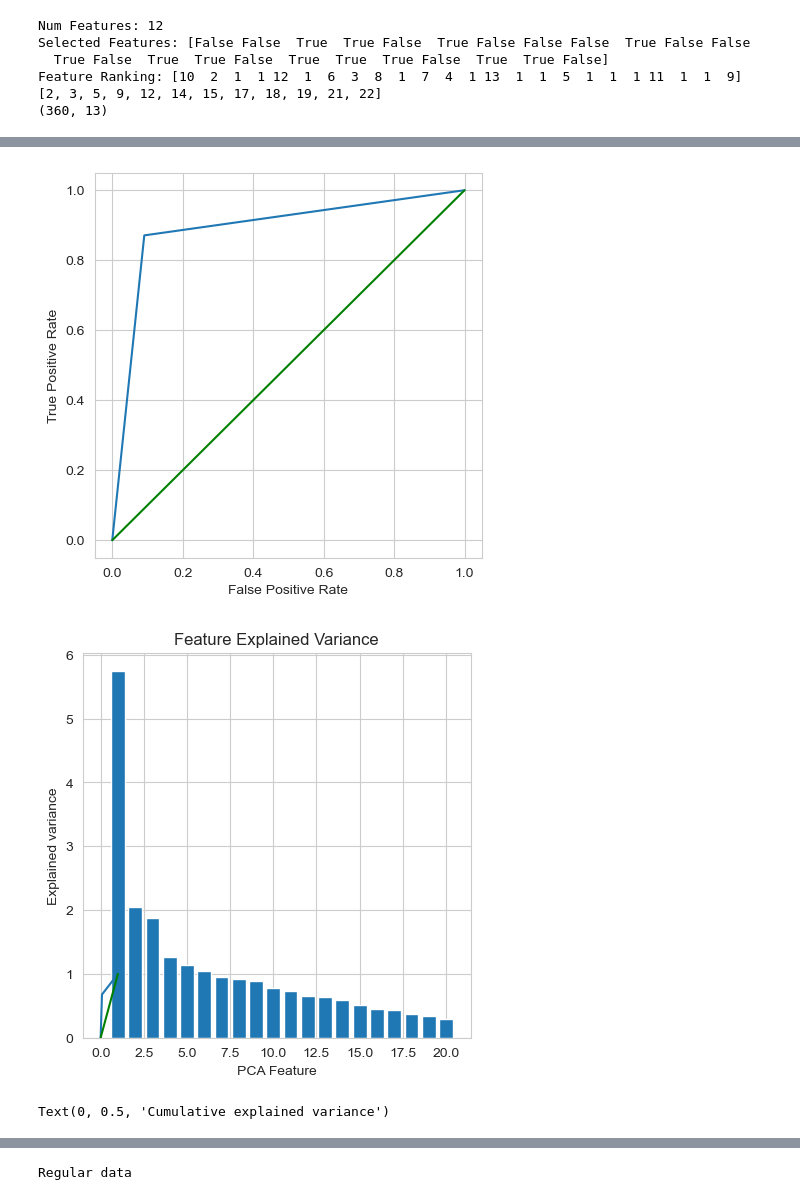
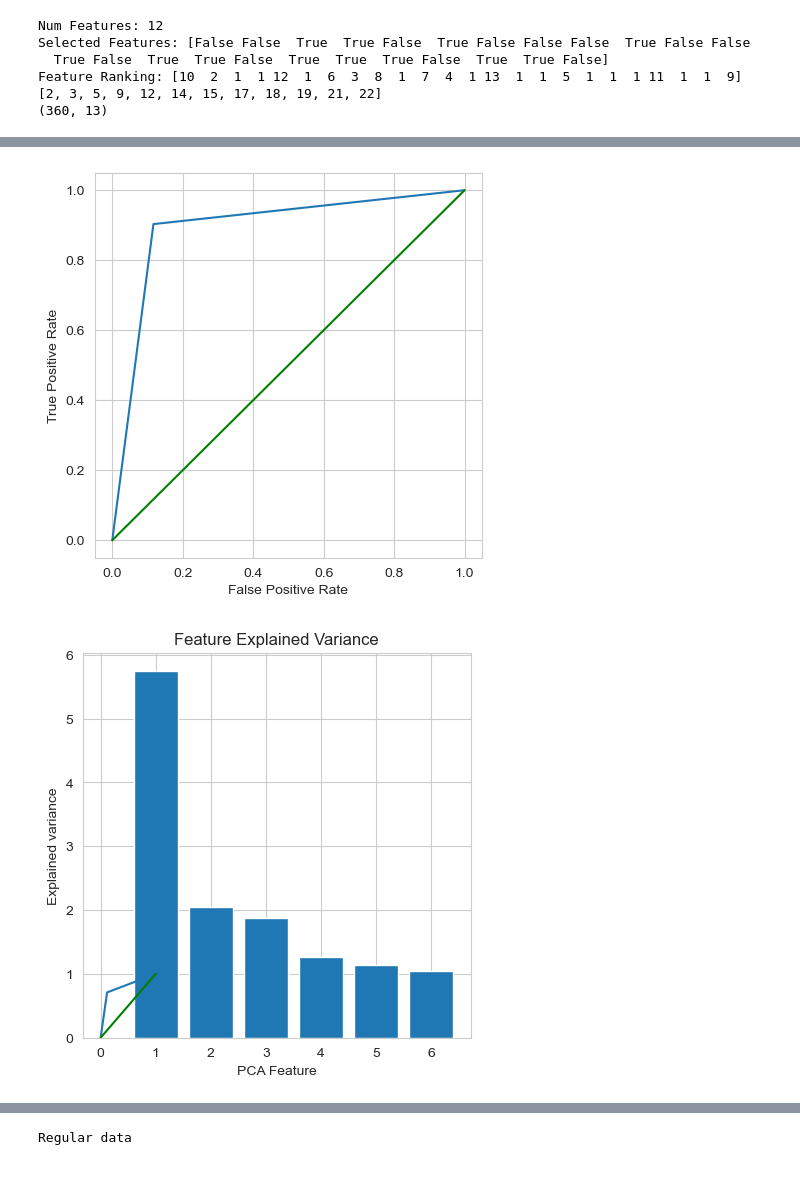
Before and after one commit to dimitrije-stamenkovic/ML1, a Jupyter notebook: Kidney Disease Classification.ipynb, the cells around one changed output, grey strips where cells are left out. Cells and saved outputs as stored; diff of their text form; code cells hidden in the pictures.

Commit message:
Cleanup

```diff
--- a/Kidney Disease Classification.ipynb
+++ b/Kidney Disease Classification.ipynb
@@ -862,8 +866,6 @@ Feature Ranking: [10  2  1  1 12  1  6  3  8  1  7  4  1 13  1  1  5  1  1  1 11
 [2, 3, 5, 9, 12, 14, 15, 17, 18, 19, 21, 22]
 (360, 13)
 # %%
-# TODO PCA
-# import PCA module
 
 Data = clean_data_eliptic.loc[:, clean_data_eliptic.columns != 'class']
 target = pd.DataFrame()
@@ -871,32 +873,42 @@ target['class'] = clean_data_eliptic['class']
 # scaling data
 X_scaled = StandardScaler().fit_transform(Data)
 # fit PCA to data
-pca = PCA(n_components=20)
+pca = PCA(n_components=6)
 pca.fit(X_scaled)
 
-# pca.transform(X_scaled)
+
 X_pca = pca.transform(X_scaled)
+# principalDf = pd.DataFrame(data = X_pca
+#                            , columns = ['PC 1',
+#                                         'PC 2',
+#                                         'PC 3',
+#                                         'PC 4',
+#                                         'PC 5',
+#                                         'PC 6',
+#                                         'PC 7',
+#                                         'PC 8',
+#                                         'PC 9',
+#                                         'PC 10',
+#                                         'PC 11',
+#                                         'PC 12',
+#                                         'PC 13',
+#                                         'PC 14',
+#                                         'PC 15',
+#                                         'PC 16',
+#                                         'PC 17',
+#                                         'PC 18',
+#                                         'PC 19',
+#                                         'PC 20'])
+# principalDf['class'] = clean_data_eliptic['class']
+
 principalDf = pd.DataFrame(data = X_pca
                            , columns = ['PC 1',
                                         'PC 2',
                                         'PC 3',
                                         'PC 4',
                                         'PC 5',
-                                        'PC 6',
-                                        'PC 7',
-                                        'PC 8',
-                                        'PC 9',
-                                        'PC 10',
-                                        'PC 11',
-                                        'PC 12',
-                                        'PC 13',
-                                        'PC 14',
-                                        'PC 15',
-                                        'PC 16',
-                                        'PC 17',
-                                        'PC 18',
-                                        'PC 19',
-                                        'PC 20'])
+                                        'PC 6'
+                                        ])
 principalDf['class'] = clean_data_eliptic['class']
 
 
@@ -904,7 +916,7 @@ principalDf['class'] = clean_data_eliptic['class']
 print(principalDf.shape)
 print(principalDf)
 
-test_all_classifiers(impute(principalDf),"PCA DATASET",True,0.3)
+test_all_classifiers(impute(principalDf)," PCA DATASET",True,0.3)
 
 #                      "PCA",
 #                      True,
@@ -922,10 +934,10 @@ plt.show()
 
 evr = pca.explained_variance_ratio_
 # visualizing the variance explained by each principal components
-plt.figure(figsize=(12, 5))
-plt.plot(range(0, len(evr)), evr.cumsum(), marker="o", linestyle="--")
-plt.xlabel("Number of components")
-plt.ylabel("Cumulative explained variance")
+# plt.figure(figsize=(12, 5))
+# plt.plot(range(0, len(evr)), evr.cumsum(), marker="o", linestyle="--")
+# plt.xlabel("Number of components")
+# plt.ylabel("Cumulative explained variance")
 
 # pca = decomposition.PCA()
 # %% [output]
@@ -951,3 +963,2 @@ weighted avg       0.85      0.85      0.85       108
-[figure, old version]
+[figure, new version]
-[figure, old version]
+[figure, new version]
-Text(0, 0.5, 'Cumulative explained variance')
```
Also changed, not shown: parts of 14 cells of this notebook.
